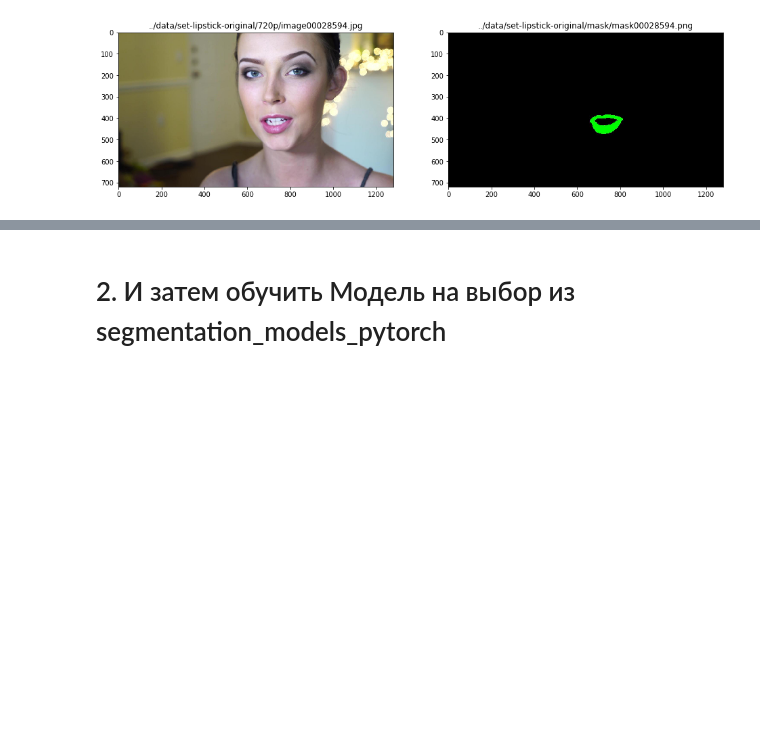
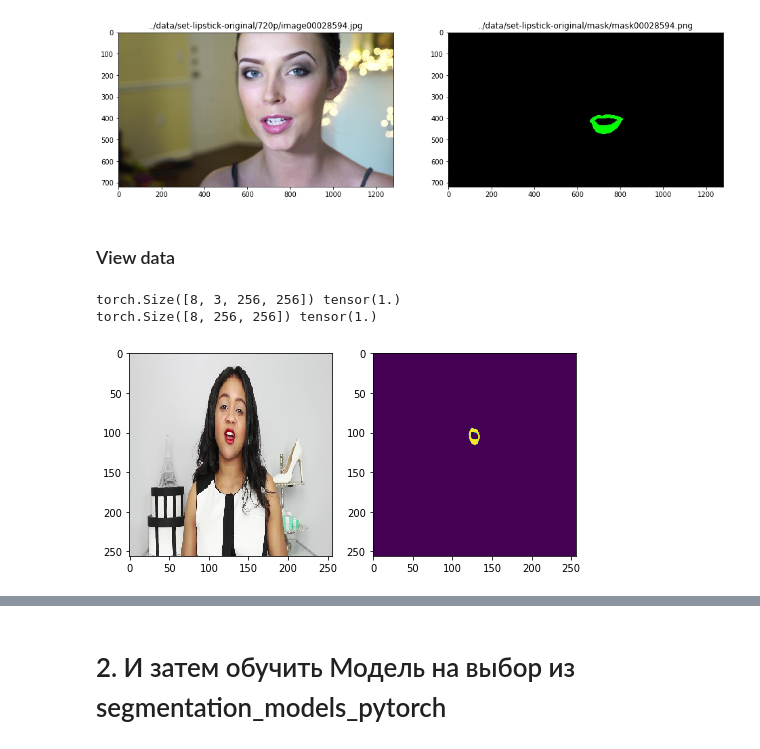
Before and after one commit to Yegor9151/PyTorch_framework_for_developing_artificial_neural_networks, a Jupyter notebook: Lesson 4. Image Segmentation/practice 4.ipynb, the cells around one changed output, grey strips where cells are left out. Cells and saved outputs as stored; diff of their text form; code cells hidden in the pictures; blank space fills up the shorter version.

```diff
--- a/Lesson 4. Image Segmentation/practice 4.ipynb
+++ b/Lesson 4. Image Segmentation/practice 4.ipynb
@@ -135,7 +135,7 @@ class CustomDataset(Dataset):
         imgTensor = torch.as_tensor(imgArray) / 255 # torch.Size([256, 256, 3])
         imgTensor = imgTensor.permute(2,0,1)        # torch.Size([3, 256, 256])
 
-        lblArray = plt.imread(self.lblSeries[index])[:, :, 1]*255           # (720, 1280)
+        lblArray = plt.imread(self.lblSeries[index])[:, :, 1]          # (720, 1280)
         lblTensor = torch.as_tensor(lblArray).unsqueeze(0)             # torch.Size([1, 720, 1280])
         lblTensor = lblTensor.unsqueeze(0)                             # torch.Size([1, 1, 720, 1280])
         lblTensor = F.interpolate(lblTensor, size=256, mode='nearest') # torch.Size([1, 1, 256, 256])
@@ -157,3 +157,25 @@ test_dataCustomDataset = CustomDataset(X_test)
 
 trainDataLoader = DataLoader(train_dataCustomDataset, batch_size=8, shuffle=True)
 testDataLoader = DataLoader(test_dataCustomDataset, batch_size=4, shuffle=False)
+# %% [markdown]
+### View data
+# %%
+"""train"""
+plt.figure(figsize=(8,8))
+for img, lbl in trainDataLoader:
+
+    print(img.shape, img.max())
+    print(lbl.shape, lbl.max())
+
+    plt.subplot(1,2,1)
+    plt.imshow(img[0].permute(1,2,0))
+
+    plt.subplot(1,2,2)
+    plt.imshow(lbl[0])
+
+    plt.show()
+    break
+# %% [output]
+torch.Size([8, 3, 256, 256]) tensor(1.)
+torch.Size([8, 256, 256]) tensor(1.)
+[figure, added]
```
Also changed, not shown: parts of 9 cells of this notebook.
